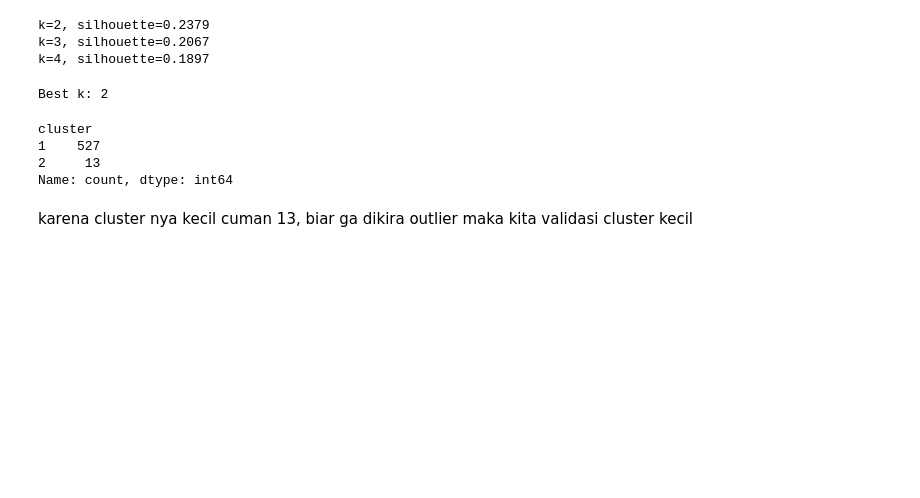
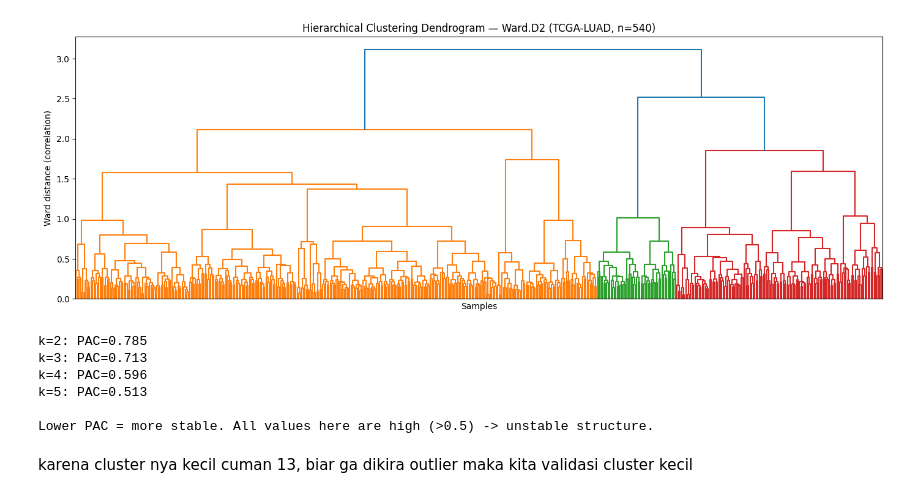
Before and after one commit to hugozxcc/luad-clustering, a Jupyter notebook: 03_analysis/step4_hierarchical_clustering.ipynb, the cells around one changed output. Drawn from its saved outputs; the diff is of its cells as text; code cells hidden in the pictures; blank space fills up the shorter version.

```diff
--- a/03_analysis/step4_hierarchical_clustering.ipynb
+++ b/03_analysis/step4_hierarchical_clustering.ipynb
@@ -10,7 +12,9 @@ import matplotlib.pyplot as plt
 # %%
 DATA_PATH = "../02_data_processed/TCGA_LUAD_top2000_logCPM_samplesxgenes.csv"
+X = pd.read_csv(DATA_PATH, index_col=0)
+print("Data shape (samples x genes):", X.shape)
 
-X = pd.read_csv(DATA_PATH, index_col=0)
-
-print("Data shape:", X.shape)
+# correlation distance
+dist_corr = pdist(X, metric="correlation")
+print("Condensed distance length:", len(dist_corr))
 # %% [output]
@@ -40,36 +76,46 @@ plt.show()
 # %%
-results = {}
-
-for k in [2, 3, 4]:
-    labels = fcluster(Z, k, criterion="maxclust")
-    sil = silhouette_score(X, labels, metric="correlation")
-    results[k] = sil
-    print(f"k={k}, silhouette={sil:.4f}")
+# Dendrogram for the selected method
+plt.figure(figsize=(14,5))
+dendrogram(Z_ward, no_labels=True, color_threshold=Z_ward[-1,2]*0.7)
+plt.title("Hierarchical Clustering Dendrogram — Ward.D2 (TCGA-LUAD, n=540)")
+plt.xlabel("Samples"); plt.ylabel("Ward distance (correlation)")
+plt.tight_layout()
+plt.savefig("../04_results/dendrogram_ward_top2000.png", dpi=110)
+plt.show()
 # %% [output]
-k=2, silhouette=0.2379
-k=3, silhouette=0.2067
-k=4, silhouette=0.1897
+[figure, added]
 # %%
-best_k = max(results, key=results.get)
-print("Best k:", best_k)
+n = X.shape[0]
+Xv = X.values
 
-final_labels = fcluster(Z, best_k, criterion="maxclust")
+def consensus_matrix(k, n_iter=200, frac=0.8):
+    M = np.zeros((n, n)); I = np.zeros((n, n))
+    for _ in range(n_iter):
+        idx = RNG.choice(n, int(frac*n), replace=False)
+        Zsub = linkage(pdist(Xv[idx], metric="correlation"), method="ward")
+        lab = fcluster(Zsub, k, criterion="maxclust")
+        for c in np.unique(lab):
+            mem = idx[lab == c]
+            M[np.ix_(mem, mem)] += 1
+        I[np.ix_(idx, idx)] += 1
+    return np.divide(M, I, out=np.zeros_like(M), where=I>0)
 
-cluster_df = pd.DataFrame({
-    "sample_id": X.index,
-    "cluster": final_labels
-})
+def pac(C, low=0.1, high=0.9):
+    iu = np.triu_indices_from(C, k=1); v = C[iu]
+    return float(np.mean((v > low) & (v < high)))
 
-OUT_CLUSTER = "../02_data_processed/TCGA_LUAD_cluster_assignment.csv"
-cluster_df.to_csv(OUT_CLUSTER, index=False)
-
-cluster_df["cluster"].value_counts()
+pac_scores = {}
+for k in [2,3,4,5]:
+    pac_scores[k] = pac(consensus_matrix(k))
+    print(f"k={k}: PAC={pac_scores[k]:.3f}")
+print("\nLower PAC = more stable. All values here are high (>0.5) -> unstable structure.")
 # %% [output]
-Best k: 2
+k=2: PAC=0.785
+k=3: PAC=0.713
+k=4: PAC=0.596
+k=5: PAC=0.513
+
+Lower PAC = more stable. All values here are high (>0.5) -> unstable structure.
-cluster
-1    527
-2     13
-Name: count, dtype: int64
 # %% [markdown]
 karena cluster nya kecil cuman 13, biar ga dikira outlier maka kita validasi cluster kecil
 # %%
```
Also changed, not shown: parts of 7 cells of this notebook, 30 other files.
